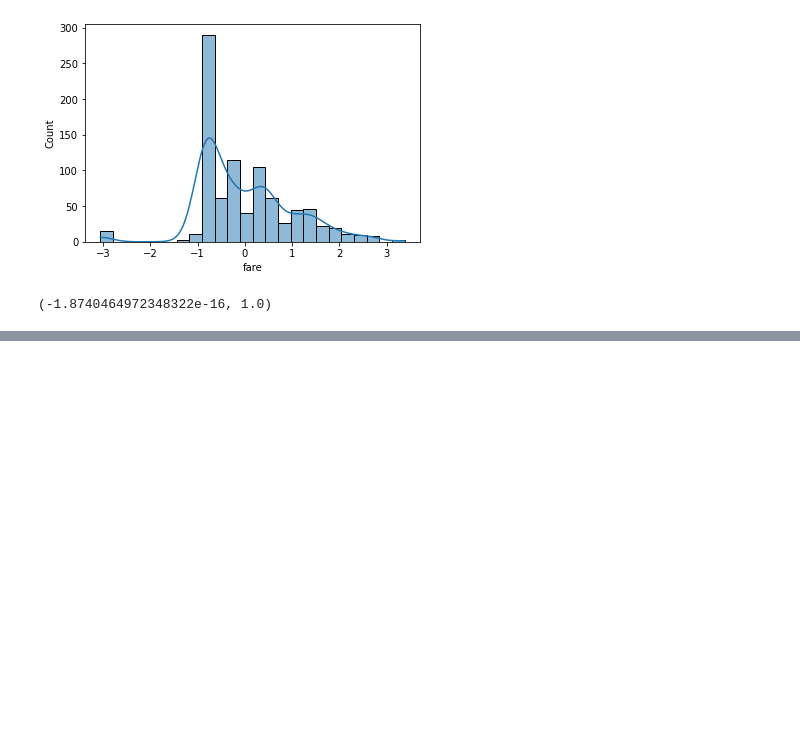
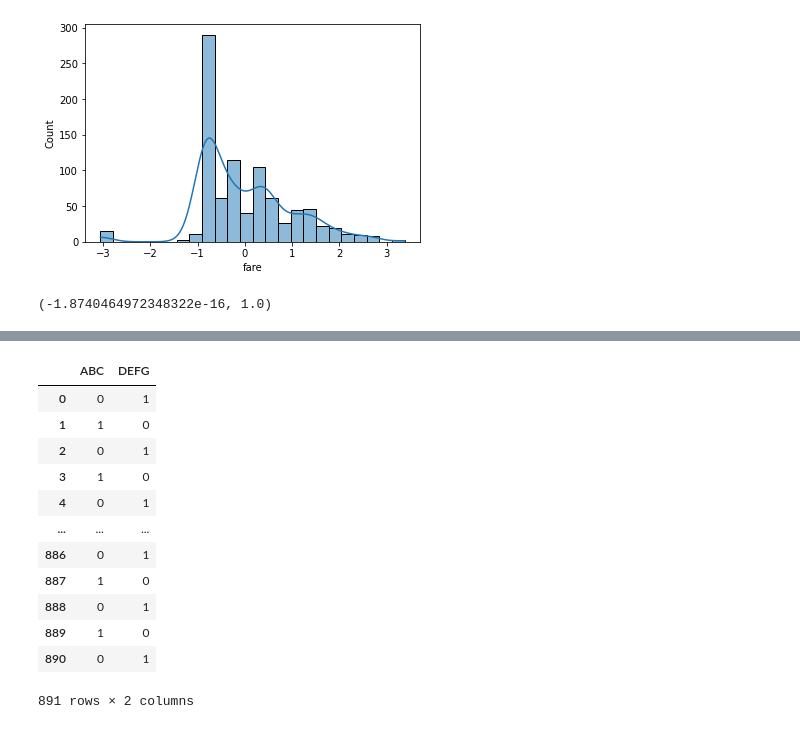
Before and after one commit to honghanhh/mci_python_36a1_l2, a Jupyter notebook: Lectures/lecture_03/Lecture_03_inclass.ipynb, the cells around one changed output, grey strips where cells are left out. Cells and saved outputs as stored; diff of their text form; code cells hidden in the pictures; blank space fills up the shorter version.

```diff
--- a/Lectures/lecture_03/Lecture_03_inclass.ipynb
+++ b/Lectures/lecture_03/Lecture_03_inclass.ipynb
@@ -714,0 +736,11 @@ new_ser.mean(), new_ser.std()
+# %%
+ser = titanic['deck'].map({
+    'A':'ABC',
+    'B':'ABC',
+    'C':'ABC',
+    'D':'DEFG',
+    'E':'DEFG',
+    'F':'DEFG',
+    'G':'DEFG'
+})
+ser ## cach 1
@@ -714,0 +762,16 @@ new_ser.mean(), new_ser.std()
+# %%
+pd.get_dummies(ser)
+# %% [output]
+|  | ABC | DEFG |
+| 0 | 0 | 1 |
+| 1 | 1 | 0 |
+| 2 | 0 | 1 |
+| 3 | 1 | 0 |
+| 4 | 0 | 1 |
+| ... | ... | ... |
+| 886 | 0 | 1 |
+| 887 | 1 | 0 |
+| 888 | 0 | 1 |
+| 889 | 1 | 0 |
+| 890 | 0 | 1 |
+891 rows × 2 columns
```
Also changed, not shown: parts of 8 cells of this notebook.
